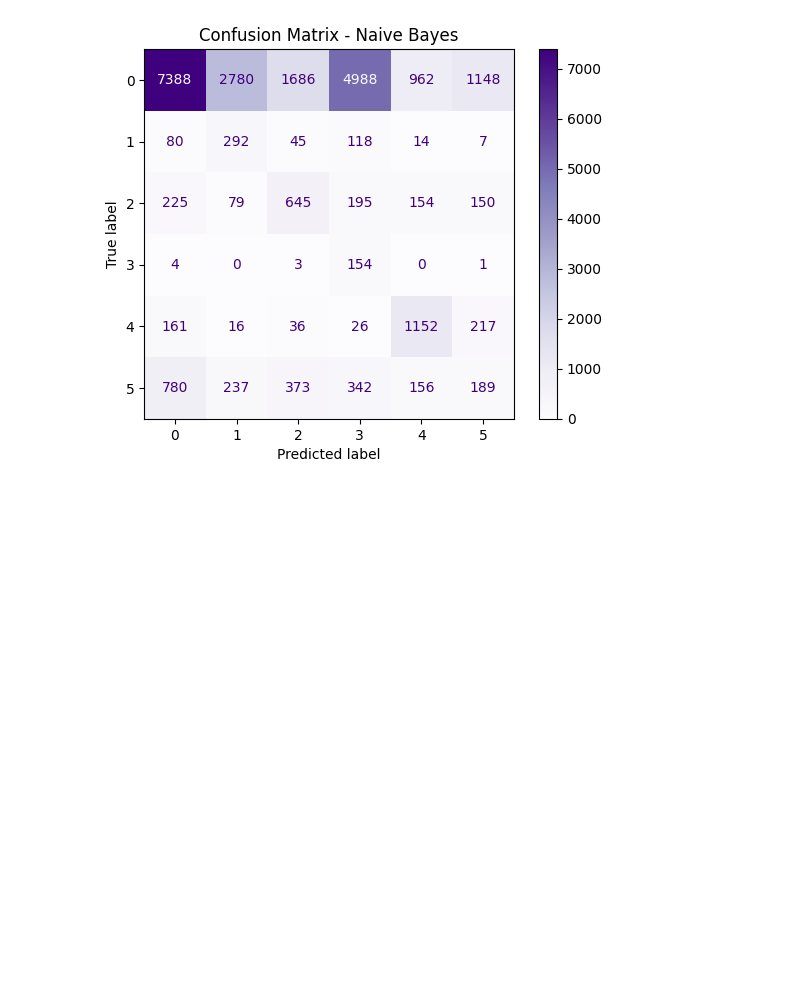
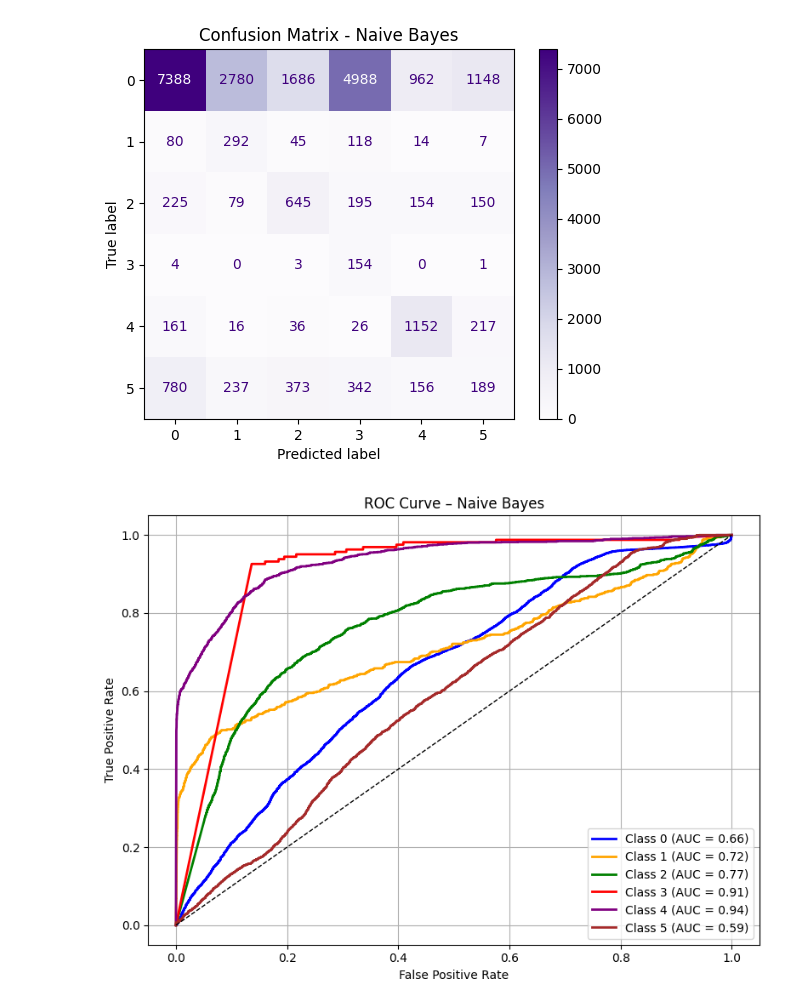
Before and after one commit to arilui/EKGenie, a Jupyter notebook: naiveBayes.ipynb, the cells around one changed output. Saved outputs shown, nothing was run; the diff lists cells and outputs as text; code cells hidden in the pictures; blank space fills up the shorter version.

```diff
--- a/naiveBayes.ipynb
+++ b/naiveBayes.ipynb
@@ -93,3 +93,38 @@ plt.title("Confusion Matrix - Naive Bayes")
 plt.show()
 # %% [output]
 [figure]
+# %%
+from sklearn.preprocessing import label_binarize
+from sklearn.metrics import roc_curve, auc
+from itertools import cycle
+
+# Binarize y_test for multiclass ROC
+y_test_bin = label_binarize(y_test, classes=np.arange(num_classes))
+n_classes = y_test_bin.shape[1]
+
+# Get predicted probabilities
+y_score = gnb.predict_proba(X_test)
+
+# Compute ROC curve and AUC for each class
+fpr, tpr, roc_auc = {}, {}, {}
+for i in range(n_classes):
+    fpr[i], tpr[i], _ = roc_curve(y_test_bin[:, i], y_score[:, i])
+    roc_auc[i] = auc(fpr[i], tpr[i])
+
+# Plot ROC curve
+plt.figure(figsize=(8, 6))
+colors = cycle(["blue", "orange", "green", "red", "purple", "brown"])
+for i, color in zip(range(n_classes), colors):
+    plt.plot(fpr[i], tpr[i], color=color, lw=2,
+             label=f"Class {i} (AUC = {roc_auc[i]:.2f})")
+
+plt.plot([0, 1], [0, 1], "k--", lw=1)
+plt.xlabel("False Positive Rate")
+plt.ylabel("True Positive Rate")
+plt.title("ROC Curve – Naive Bayes")
+plt.legend(loc="lower right")
+plt.grid(True)
+plt.tight_layout()
+plt.show()
+# %% [output]
+[figure, added]
```
Also changed, not shown: 1 other file.
